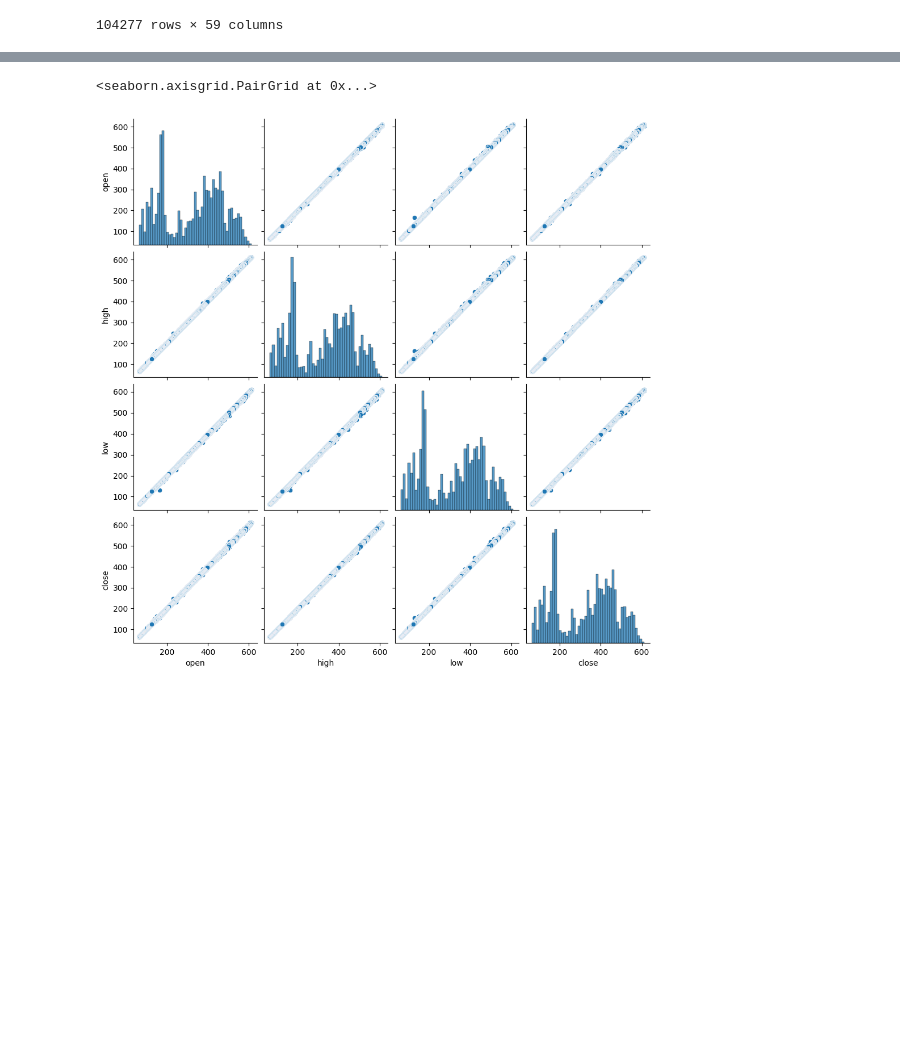
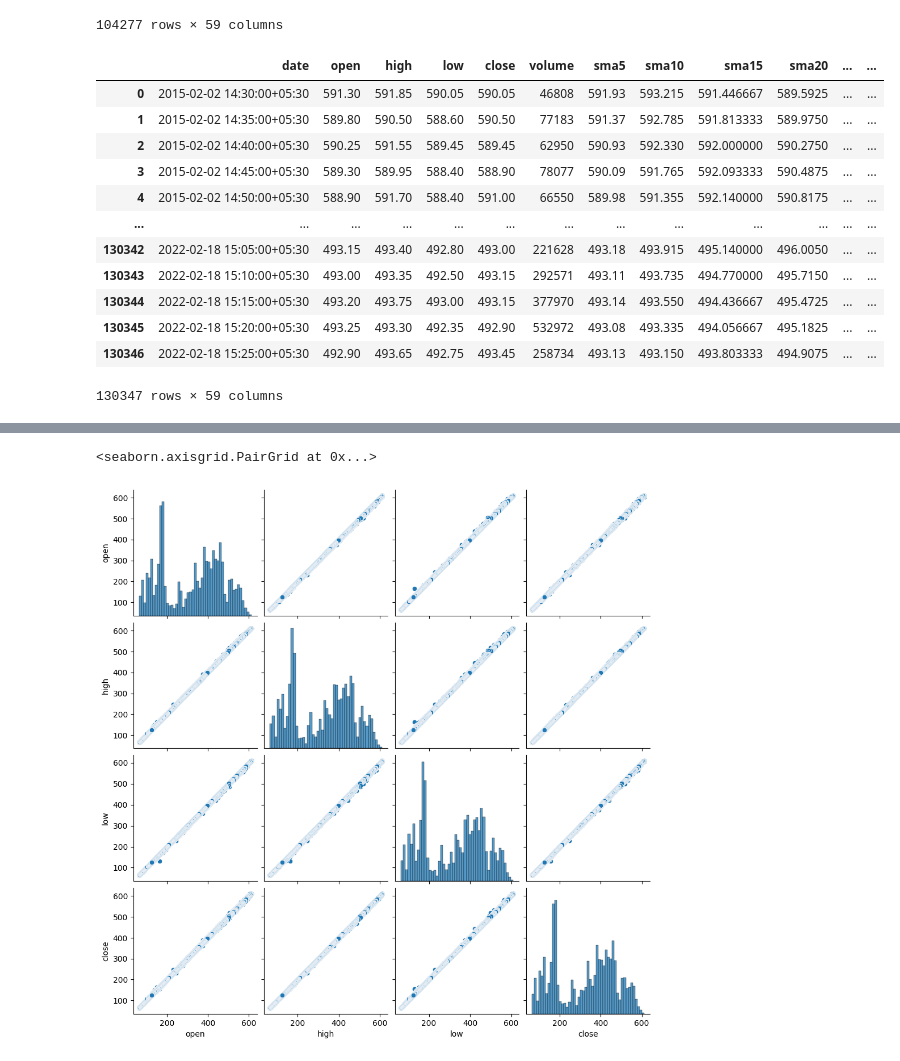
Before and after one commit to jin588/bolsa-4, a Jupyter notebook: Notebooks/03_4_Entrenamiento_Evaluacion_Gradient.ipynb, the cells around one changed output, grey strips where cells are left out. Saved outputs shown, nothing was run; the diff lists cells and outputs as text; code cells hidden in the pictures; blank space fills up the shorter version.

```diff
--- a/Notebooks/03_4_Entrenamiento_Evaluacion_Gradient.ipynb
+++ b/Notebooks/03_4_Entrenamiento_Evaluacion_Gradient.ipynb
@@ -83,6 +83,22 @@ df_test_tata['minute'] = df_test_tata.index.minute
 
 weekday_mapping = {'Monday': 1, 'Tuesday': 2, 'Wednesday': 3, 'Thursday': 4, 'Friday': 5, 'Saturday': 6, 'Sunday': 7}
 df_test_tata['weekday'] = df_test_tata['weekday'].map(weekday_mapping)
+# %%
+df_Tata
+# %% [output]
+|  | date | open | high | low | close | volume | sma5 | sma10 | sma15 | sma20 | ... | ... |
+| 0 | 2015-02-02 14:30:00+05:30 | 591.30 | 591.85 | 590.05 | 590.05 | 46808 | 591.93 | 593.215 | 591.446667 | 589.5925 | ... | ... |
+| 1 | 2015-02-02 14:35:00+05:30 | 589.80 | 590.50 | 588.60 | 590.50 | 77183 | 591.37 | 592.785 | 591.813333 | 589.9750 | ... | ... |
+| 2 | 2015-02-02 14:40:00+05:30 | 590.25 | 591.55 | 589.45 | 589.45 | 62950 | 590.93 | 592.330 | 592.000000 | 590.2750 | ... | ... |
+| 3 | 2015-02-02 14:45:00+05:30 | 589.30 | 589.95 | 588.40 | 588.90 | 78077 | 590.09 | 591.765 | 592.093333 | 590.4875 | ... | ... |
+| 4 | 2015-02-02 14:50:00+05:30 | 588.90 | 591.70 | 588.40 | 591.00 | 66550 | 589.98 | 591.355 | 592.140000 | 590.8175 | ... | ... |
+| ... | ... | ... | ... | ... | ... | ... | ... | ... | ... | ... | ... | ... |
+| 130342 | 2022-02-18 15:05:00+05:30 | 493.15 | 493.40 | 492.80 | 493.00 | 221628 | 493.18 | 493.915 | 495.140000 | 496.0050 | ... | ... |
+| 130343 | 2022-02-18 15:10:00+05:30 | 493.00 | 493.35 | 492.50 | 493.15 | 292571 | 493.11 | 493.735 | 494.770000 | 495.7150 | ... | ... |
+| 130344 | 2022-02-18 15:15:00+05:30 | 493.20 | 493.75 | 493.00 | 493.15 | 377970 | 493.14 | 493.550 | 494.436667 | 495.4725 | ... | ... |
+| 130345 | 2022-02-18 15:20:00+05:30 | 493.25 | 493.30 | 492.35 | 492.90 | 532972 | 493.08 | 493.335 | 494.056667 | 495.1825 | ... | ... |
+| 130346 | 2022-02-18 15:25:00+05:30 | 492.90 | 493.65 | 492.75 | 493.45 | 258734 | 493.13 | 493.150 | 493.803333 | 494.9075 | ... | ... |
+130347 rows × 59 columns
 # %%
 df_train_tata.head()
 # %% [output]
```
Also changed, not shown: parts of 3 cells of this notebook, 2 other files.
